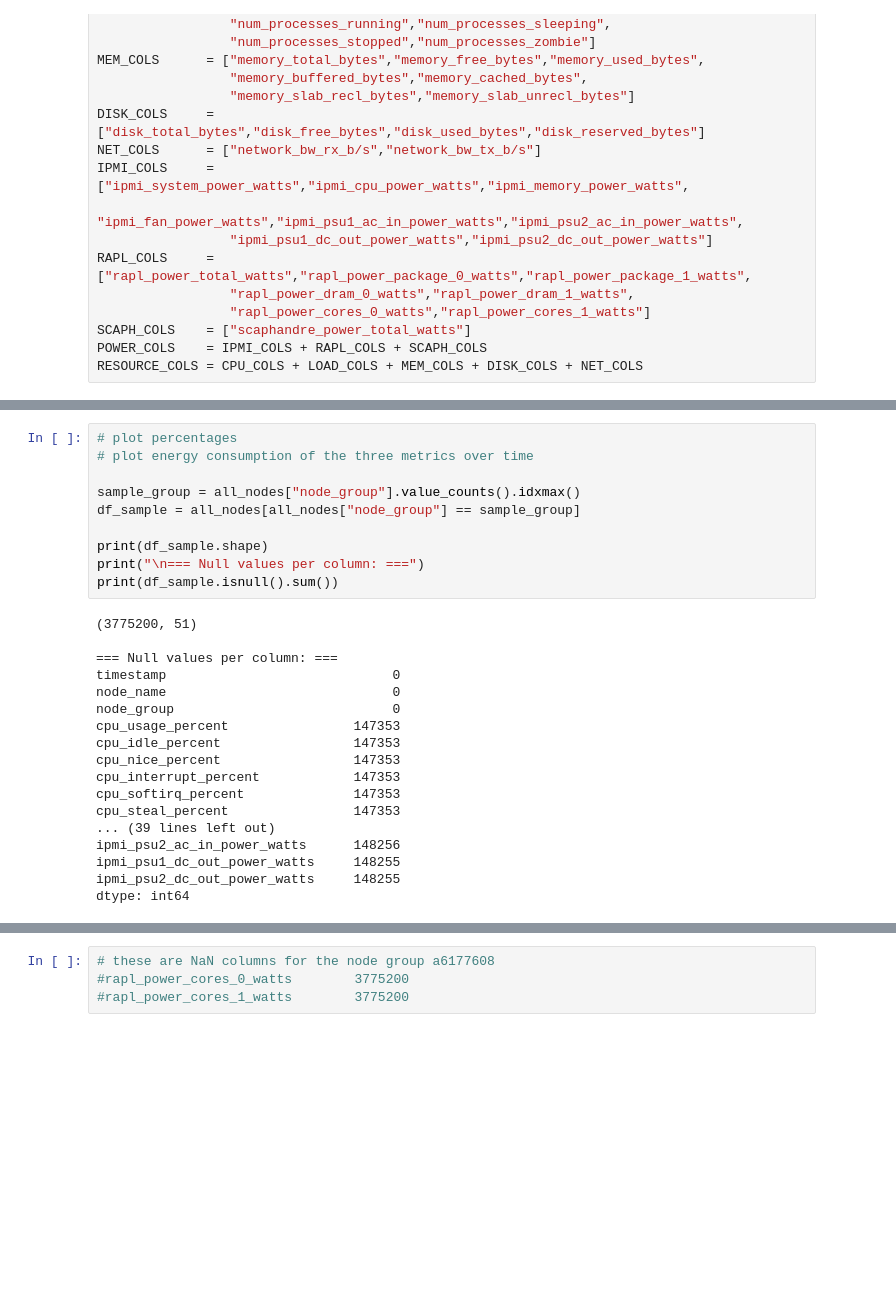
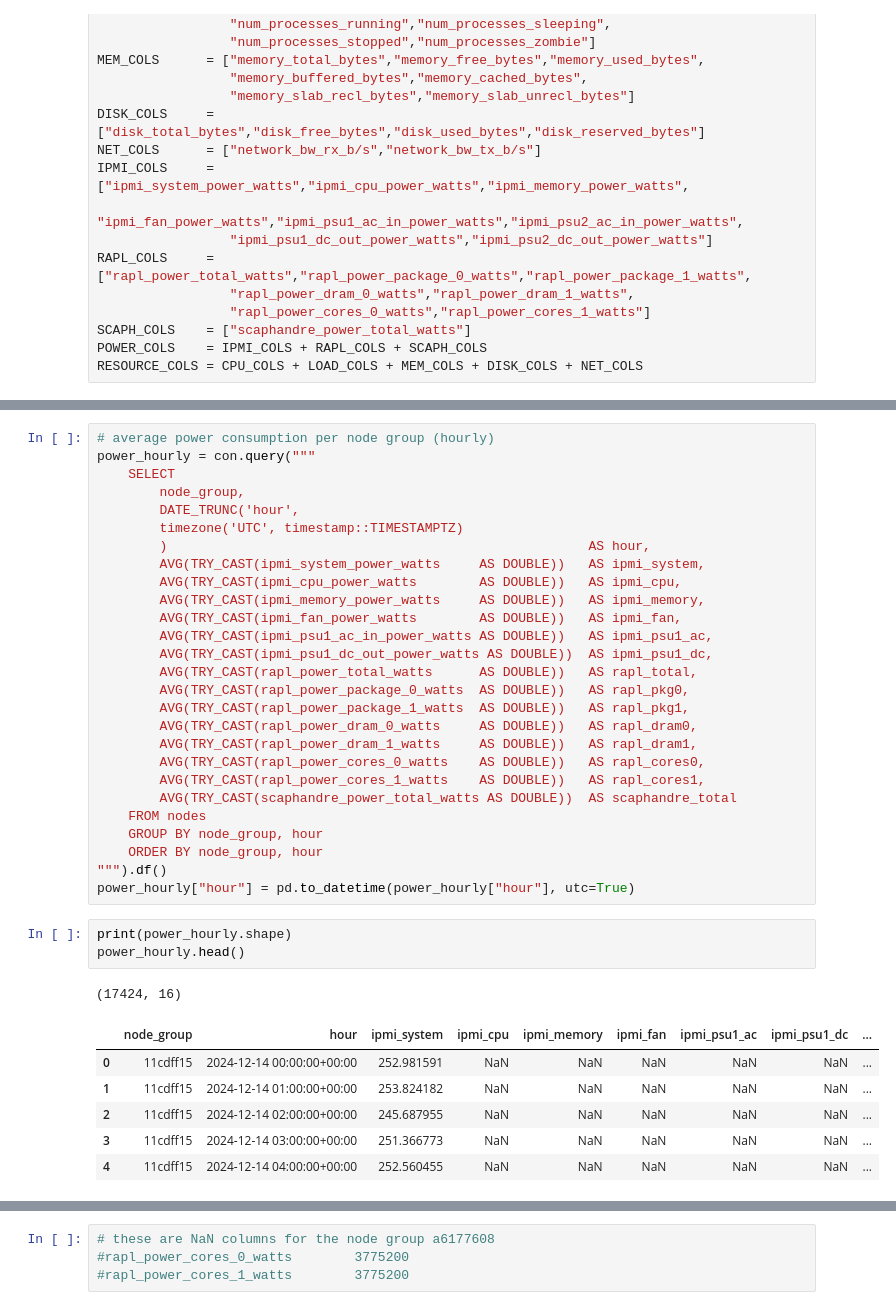
Before and after one commit to bchiusano/energy-aware-vm-consolidation, a Jupyter notebook: src/exploratory_data_analysis.ipynb, the cells around one changed output, grey strips where cells are left out. Cells and saved outputs as stored; diff of their text form; blank space fills up the shorter version.

```diff
--- a/src/exploratory_data_analysis.ipynb
+++ b/src/exploratory_data_analysis.ipynb
@@ -549,28 +506,38 @@ Name: count, Length: 130, dtype: int64
-# %%
-# plot percentages
-# plot energy consumption of the three metrics over time
-
-sample_group = all_nodes["node_group"].value_counts().idxmax()
-df_sample = all_nodes[all_nodes["node_group"] == sample_group]
-
-print(df_sample.shape)
-print("\n=== Null values per column: ===")
-print(df_sample.isnull().sum())
-# %% [output]
-(3775200, 51)
-
-=== Null values per column: ===
-timestamp                             0
-node_name                             0
-node_group                            0
-cpu_usage_percent                147353
-cpu_idle_percent                 147353
-cpu_nice_percent                 147353
-cpu_interrupt_percent            147353
-cpu_softirq_percent              147353
-cpu_steal_percent                147353
-... (39 lines left out)
-ipmi_psu2_ac_in_power_watts      148256
-ipmi_psu1_dc_out_power_watts     148255
-ipmi_psu2_dc_out_power_watts     148255
-dtype: int64
+# %%
+# average power consumption per node group (hourly)
+power_hourly = con.query("""
+    SELECT
+        node_group,
+        DATE_TRUNC('hour',
+        timezone('UTC', timestamp::TIMESTAMPTZ)
+        )                                                      AS hour,
+        AVG(TRY_CAST(ipmi_system_power_watts     AS DOUBLE))   AS ipmi_system,
+        AVG(TRY_CAST(ipmi_cpu_power_watts        AS DOUBLE))   AS ipmi_cpu,
+        AVG(TRY_CAST(ipmi_memory_power_watts     AS DOUBLE))   AS ipmi_memory,
+        AVG(TRY_CAST(ipmi_fan_power_watts        AS DOUBLE))   AS ipmi_fan,
+        AVG(TRY_CAST(ipmi_psu1_ac_in_power_watts AS DOUBLE))   AS ipmi_psu1_ac,
+        AVG(TRY_CAST(ipmi_psu1_dc_out_power_watts AS DOUBLE))  AS ipmi_psu1_dc,
+        AVG(TRY_CAST(rapl_power_total_watts      AS DOUBLE))   AS rapl_total,
+        AVG(TRY_CAST(rapl_power_package_0_watts  AS DOUBLE))   AS rapl_pkg0,
+        AVG(TRY_CAST(rapl_power_package_1_watts  AS DOUBLE))   AS rapl_pkg1,
+        AVG(TRY_CAST(rapl_power_dram_0_watts     AS DOUBLE))   AS rapl_dram0,
+        AVG(TRY_CAST(rapl_power_dram_1_watts     AS DOUBLE))   AS rapl_dram1,
+        AVG(TRY_CAST(rapl_power_cores_0_watts    AS DOUBLE))   AS rapl_cores0,
+        AVG(TRY_CAST(rapl_power_cores_1_watts    AS DOUBLE))   AS rapl_cores1,
+        AVG(TRY_CAST(scaphandre_power_total_watts AS DOUBLE))  AS scaphandre_total
+    FROM nodes
+    GROUP BY node_group, hour
+    ORDER BY node_group, hour
+""").df()
+power_hourly["hour"] = pd.to_datetime(power_hourly["hour"], utc=True)
+# %%
+print(power_hourly.shape)
+power_hourly.head()
+# %% [output]
+(17424, 16)
+|  | node_group | hour | ipmi_system | ipmi_cpu | ipmi_memory | ipmi_fan | ipmi_psu1_ac | ipmi_psu1_dc | ... |
+| 0 | 11cdff15 | 2024-12-14 00:00:00+00:00 | 252.981591 | NaN | NaN | NaN | NaN | NaN | ... |
+| 1 | 11cdff15 | 2024-12-14 01:00:00+00:00 | 253.824182 | NaN | NaN | NaN | NaN | NaN | ... |
+| 2 | 11cdff15 | 2024-12-14 02:00:00+00:00 | 245.687955 | NaN | NaN | NaN | NaN | NaN | ... |
+| 3 | 11cdff15 | 2024-12-14 03:00:00+00:00 | 251.366773 | NaN | NaN | NaN | NaN | NaN | ... |
+| 4 | 11cdff15 | 2024-12-14 04:00:00+00:00 | 252.560455 | NaN | NaN | NaN | NaN | NaN | ... |
```
Also changed, not shown: parts of 32 cells of this notebook, 13 other files.
